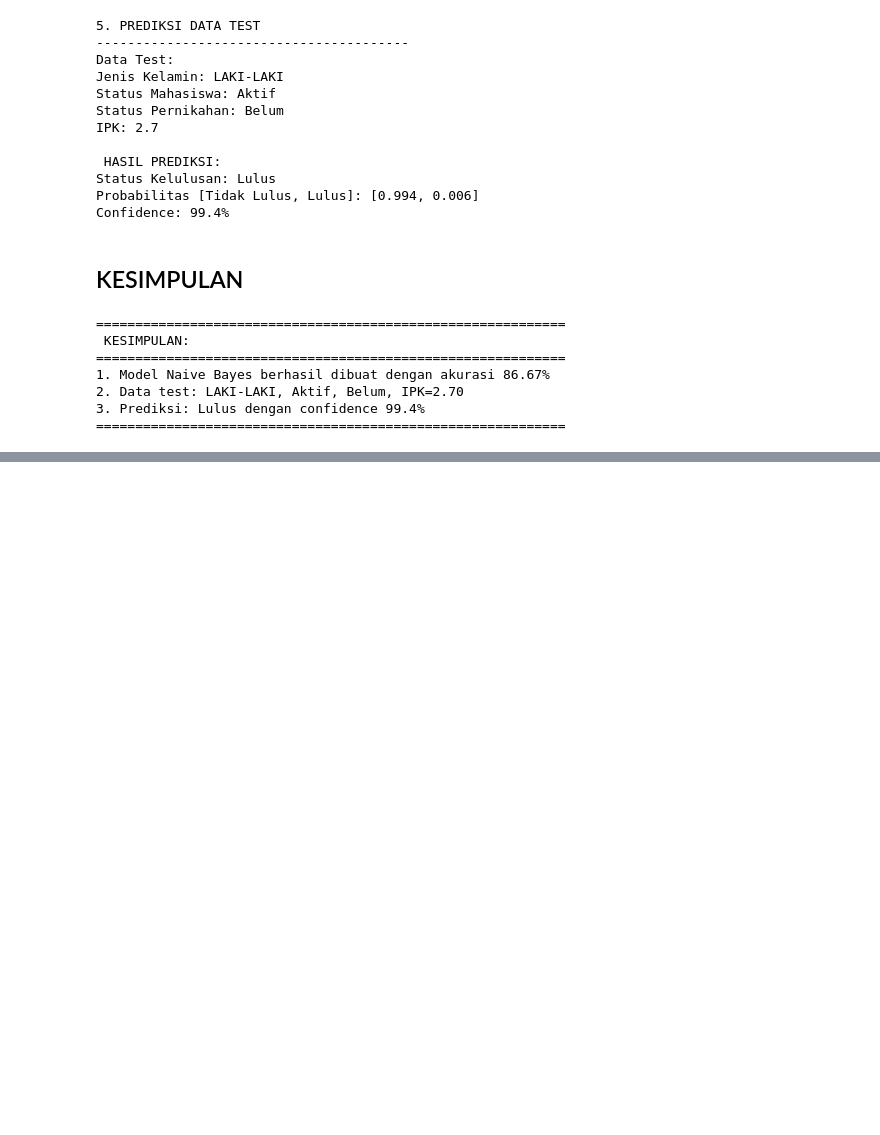
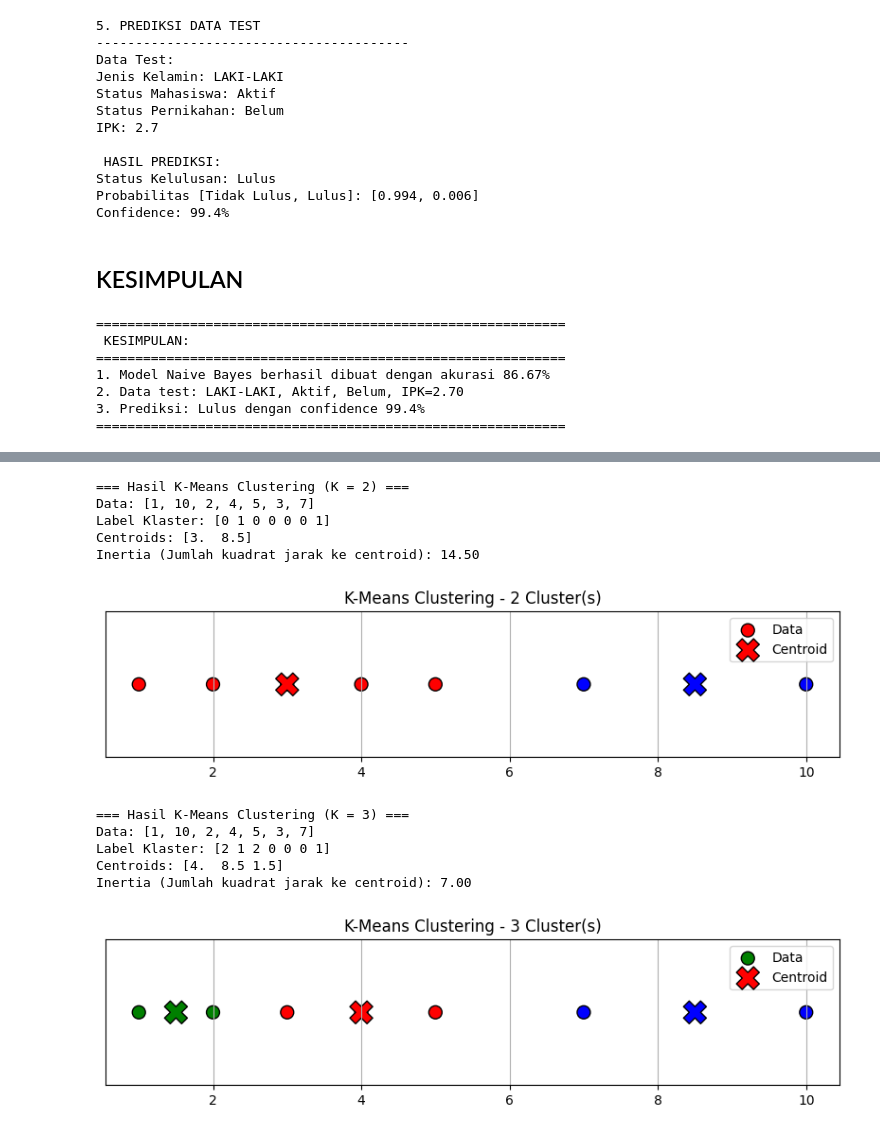
Before and after one commit to robilprogramer/uas-penambangan-data, a Jupyter notebook: main.ipynb, the cells around one changed output, grey strips where cells are left out. Cells and saved outputs as stored; diff of their text form; code cells hidden in the pictures; blank space fills up the shorter version.

```diff
--- a/main.ipynb
+++ b/main.ipynb
@@ -588,0 +703,22 @@ print("="*60)
+# %%
+# Dataset
+data = [1, 10, 2, 4, 5, 3, 7]
+
+# Jalankan untuk 2 cluster
+run_kmeans_clustering(data, n_clusters=2)
+
+# Jalankan untuk 3 cluster
+run_kmeans_clustering(data, n_clusters=3)
+# %% [output]
+=== Hasil K-Means Clustering (K = 2) ===
+Data: [1, 10, 2, 4, 5, 3, 7]
+Label Klaster: [0 1 0 0 0 0 1]
+Centroids: [3.  8.5]
+Inertia (Jumlah kuadrat jarak ke centroid): 14.50
+[figure, added]
+=== Hasil K-Means Clustering (K = 3) ===
+Data: [1, 10, 2, 4, 5, 3, 7]
+Label Klaster: [2 1 2 0 0 0 1]
+Centroids: [4.  8.5 1.5]
+Inertia (Jumlah kuadrat jarak ke centroid): 7.00
+[figure, added]
```
Also changed, not shown: parts of 7 cells of this notebook.
